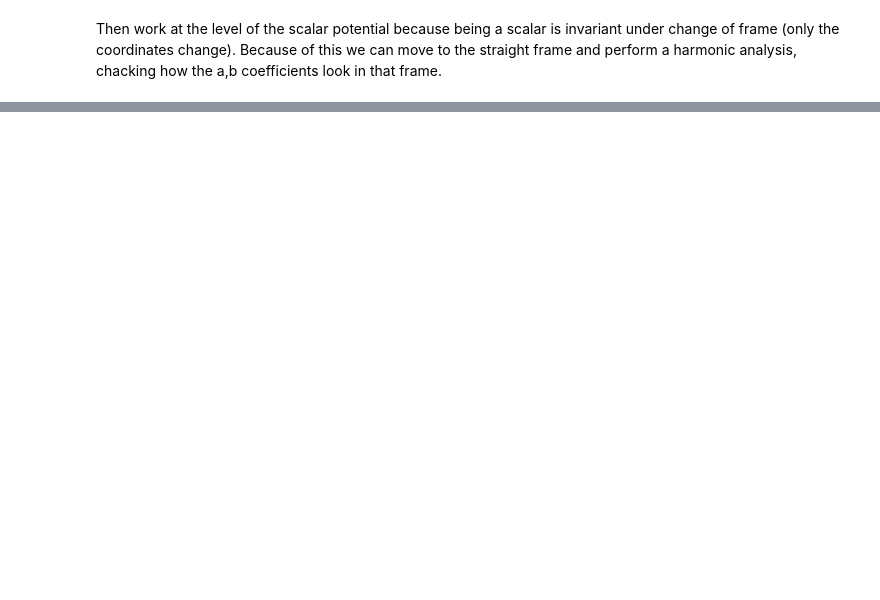
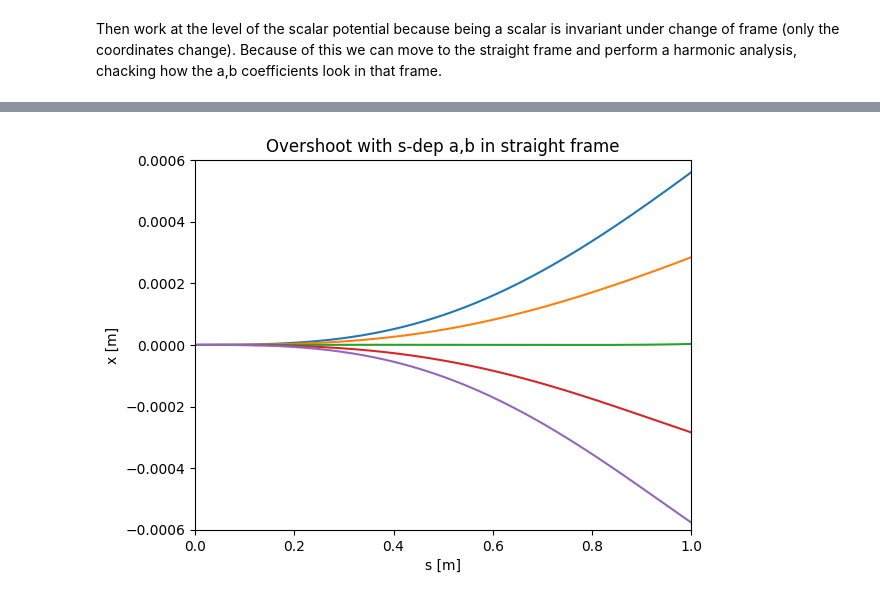
Before and after one commit to marcoliniF/bpmeth, a Jupyter notebook: preliminaryTrials/6.1track_framecomparisonnb.ipynb, the cells around one changed output, grey strips where cells are left out. Cells and saved outputs as stored; diff of their text form; code cells hidden in the pictures; blank space fills up the shorter version.

```diff
--- a/preliminaryTrials/6.1track_framecomparisonnb.ipynb
+++ b/preliminaryTrials/6.1track_framecomparisonnb.ipynb
@@ -154,0 +243,47 @@ ByiBx_cyl = fields['By'] + 1j * fields['Bx']
+# %%
+Astrbetter=bpmeth.GeneralVectorPotential(h=0, b=b_nfit, a=a_nfit)#accounts for the s dependence of the coefficients
+Hstrbetter = bpmeth.Hamiltonian(length=1,h=0, vectp=Astrbetter)
+p_3 = p0.copy()
+sol_strbetter = Hstrbetter.track(p_3, return_sol=True, ivp_opt= {"rtol":1e-10, "atol":1e-12})
+for ss in sol_strbetter:
+    plt.plot(ss.t, ss.y[0])
+plt.xlabel('s [m]')
+plt.ylabel('x [m]')
+plt.title("More accurate tracking straight frame")
+x=np.linspace(0,1,50)
+y= -1/h +np.sqrt(h**-2 -x**2)
+plt.plot(x,y, color='red', label='arc of circumference of radius h^-1')
+plt.legend()
+plt.show()
+#visualise from the pov of the curved frame
+for ss in sol_strbetter:
+    xc=np.sqrt((ss.y[0]+1/h)**2+ss.t**2)-1/h
+    sc=np.arctan(ss.t/(ss.y[0]+1/h))/h
+    plt.plot(sc,xc)
+plt.xlabel('s [m]')
+plt.ylabel('x [m]')
+plt.title("More accurate seen from curved frame")
+# x=np.linspace(0,1,50)
+# y= np.zeros(50)
+# plt.plot(x,y, color='red', label='arc of circumference of radius h^-1')
+for ss in sol_curved:
+    plt.plot(ss.t, ss.y[0],'--',label='tracking in curved frame')
+plt.legend()
+plt.xlim((0., 1.))#because H curved has length 1
+plt.show()
+# %%
+
+for sb, sa in zip(sol_strbetter, sol_curved):
+    xc = np.sqrt((sb.y[0] + 1/h)**2 + sb.t**2) - 1/h
+    sc = np.arctan(sb.t/(sb.y[0] + 1/h)) / h
+    xa = sa.y[0]
+    deltax = xc - xa[0:len(xc)]#some solutions sometimes have a couple missing points
+    plt.plot(sc, deltax)
+plt.xlabel('s [m]')
+plt.ylabel('x [m]')
+plt.xlim((0.,1.))
+plt.ylim((-0.0006,0.0006))
+plt.title('Overshoot with s-dep a,b in straight frame')
+plt.show()
+# %% [output]
+[figure, added]
```
Also changed, not shown: parts of 7 cells of this notebook.
